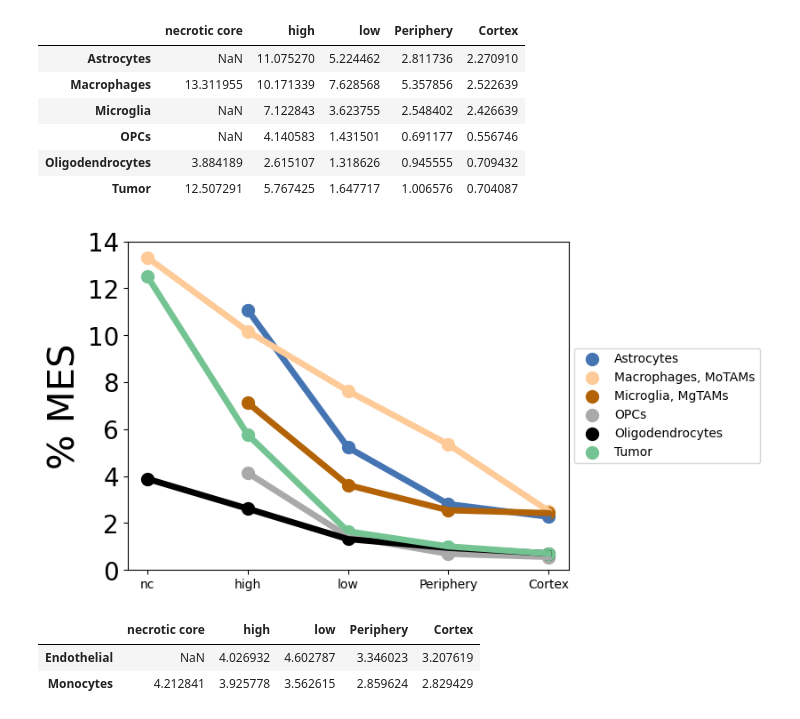
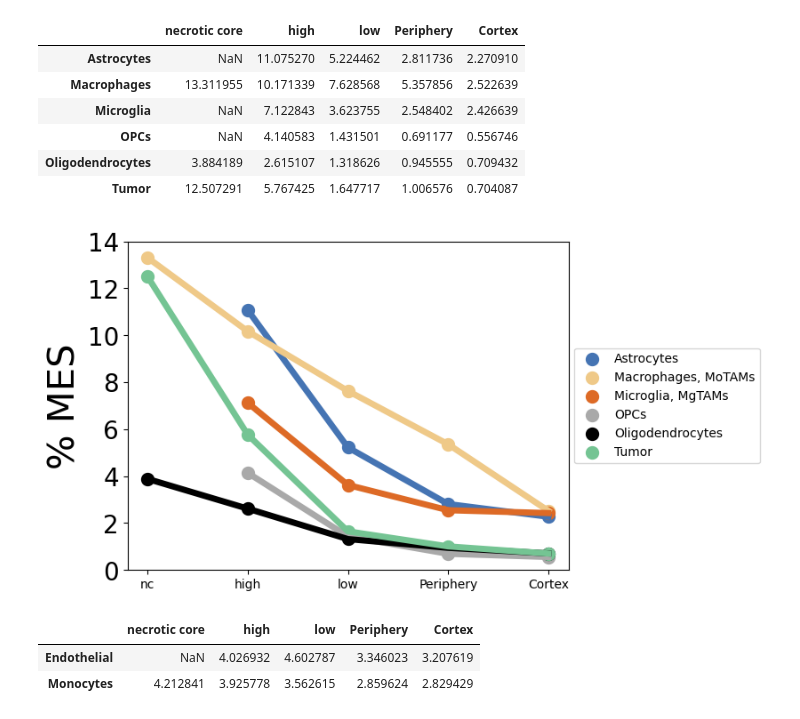
Before and after one commit to linnarsson-lab/glioblastoma_wound_response, a Jupyter notebook: Example_Notebooks/Figure 1/Figure_1A_B_C_SupplementaryFigure_S1C_D_E.ipynb, the cells around one changed output. Drawn from its saved outputs; the diff is of its cells as text; code cells hidden in the pictures.

```diff
--- a/Example_Notebooks/Figure 1/Figure_1A_B_C_SupplementaryFigure_S1C_D_E.ipynb
+++ b/Example_Notebooks/Figure 1/Figure_1A_B_C_SupplementaryFigure_S1C_D_E.ipynb
@@ -696,32 +579,32 @@ select
 | OPCs | NaN | 4.140583 | 1.431501 | 0.691177 | 0.556746 |
 | Oligodendrocytes | 3.884189 | 2.615107 | 1.318626 | 0.945555 | 0.709432 |
 | Tumor | 12.507291 | 5.767425 | 1.647717 | 1.006576 | 0.704087 |
-# %%
-numb = merg.columns
-numb = ['nc', 'high', 'low', 'Periphery','Cortex'] # nc = Necrotic core
-plt.scatter(numb, merg.iloc[0],label=(merg.index[0]), color='#4574b3',linewidth=5)
-plt.scatter(numb, merg.iloc[1],label=('Macrophages, MoTAMs'), color=[0.99609375, 0.796875, 0.59765625],linewidth=5)
-plt.scatter(numb, merg.iloc[2],label=('Microglia, MgTAMs'), color="#b36305",linewidth=5)
-plt.scatter(numb, merg.iloc[3],label=(merg.index[3]), color= 'darkgrey',linewidth=5)
-plt.scatter(numb, merg.iloc[4],label=(merg.index[4]), color="#000000",linewidth=5)
-plt.scatter(numb, merg.iloc[5],label=(merg.index[5]), color="#74c493",linewidth=5)
-
-plt.plot(numb, merg.iloc[0], color='#4574b3', linewidth=5)
-plt.plot(numb, merg.iloc[1], color=[0.99609375, 0.796875, 0.59765625],linewidth=5)
-plt.plot(numb, merg.iloc[2], color= "#b36305",linewidth=5)
-plt.plot(numb, merg.iloc[3], color='darkgrey',linewidth=5)
-plt.plot(numb, merg.iloc[4], color="#000000",linewidth=5)
-plt.plot(numb, merg.iloc[5], color="#74c493",linewidth=5)
-
-plt.ylim(0, 14)
-plt.legend(loc='center left',bbox_to_anchor=(1, 0.5))
-plt.ylabel('% MES', fontsize=30)
-plt.xticks(numb)
-plt.yticks(fontsize=20)
-None
-#plt.savefig("/ws/sl/jesper/MES_paper/SupplFig1/F_MES_fraction_celltype_scatter.pdf",dpi=300, bbox_inches="tight")
-# %% [output]
-[figure, removed]
+# %%
+numb = merg.columns
+numb = ['nc', 'high', 'low', 'Periphery','Cortex'] # nc = Necrotic core
+plt.scatter(numb, merg.iloc[0],label=(merg.index[0]), color='#4574b3',linewidth=5)
+plt.scatter(numb, merg.iloc[1],label=('Macrophages, MoTAMs'), color="#efc988",linewidth=5)
+plt.scatter(numb, merg.iloc[2],label=('Microglia, MgTAMs'), color="#dd6a26",linewidth=5)
+plt.scatter(numb, merg.iloc[3],label=(merg.index[3]), color= 'darkgrey',linewidth=5)
+plt.scatter(numb, merg.iloc[4],label=(merg.index[4]), color="#000000",linewidth=5)
+plt.scatter(numb, merg.iloc[5],label=(merg.index[5]), color="#74c493",linewidth=5)
+
+plt.plot(numb, merg.iloc[0], color='#4574b3', linewidth=5)
+plt.plot(numb, merg.iloc[1], color="#efc988",linewidth=5)
+plt.plot(numb, merg.iloc[2], color="#dd6a26",linewidth=5)
+plt.plot(numb, merg.iloc[3], color='darkgrey',linewidth=5)
+plt.plot(numb, merg.iloc[4], color="#000000",linewidth=5)
+plt.plot(numb, merg.iloc[5], color="#74c493",linewidth=5)
+
+plt.ylim(0, 14)
+plt.legend(loc='center left',bbox_to_anchor=(1, 0.5))
+plt.ylabel('% MES', fontsize=30)
+plt.xticks(numb)
+plt.yticks(fontsize=20)
+None
+#plt.savefig("/ws/sl/jesper/MES_paper/SupplFig1/F_MES_fraction_celltype_scatter.pdf",dpi=300, bbox_inches="tight")
+# %% [output]
+[figure, added]
 # %%
 #Show cells with no or minimal decrease
 select2 = df.drop(df.index[[0,2,3,5,6,7]])
```
Also changed, not shown: parts of 32 cells of this notebook.
